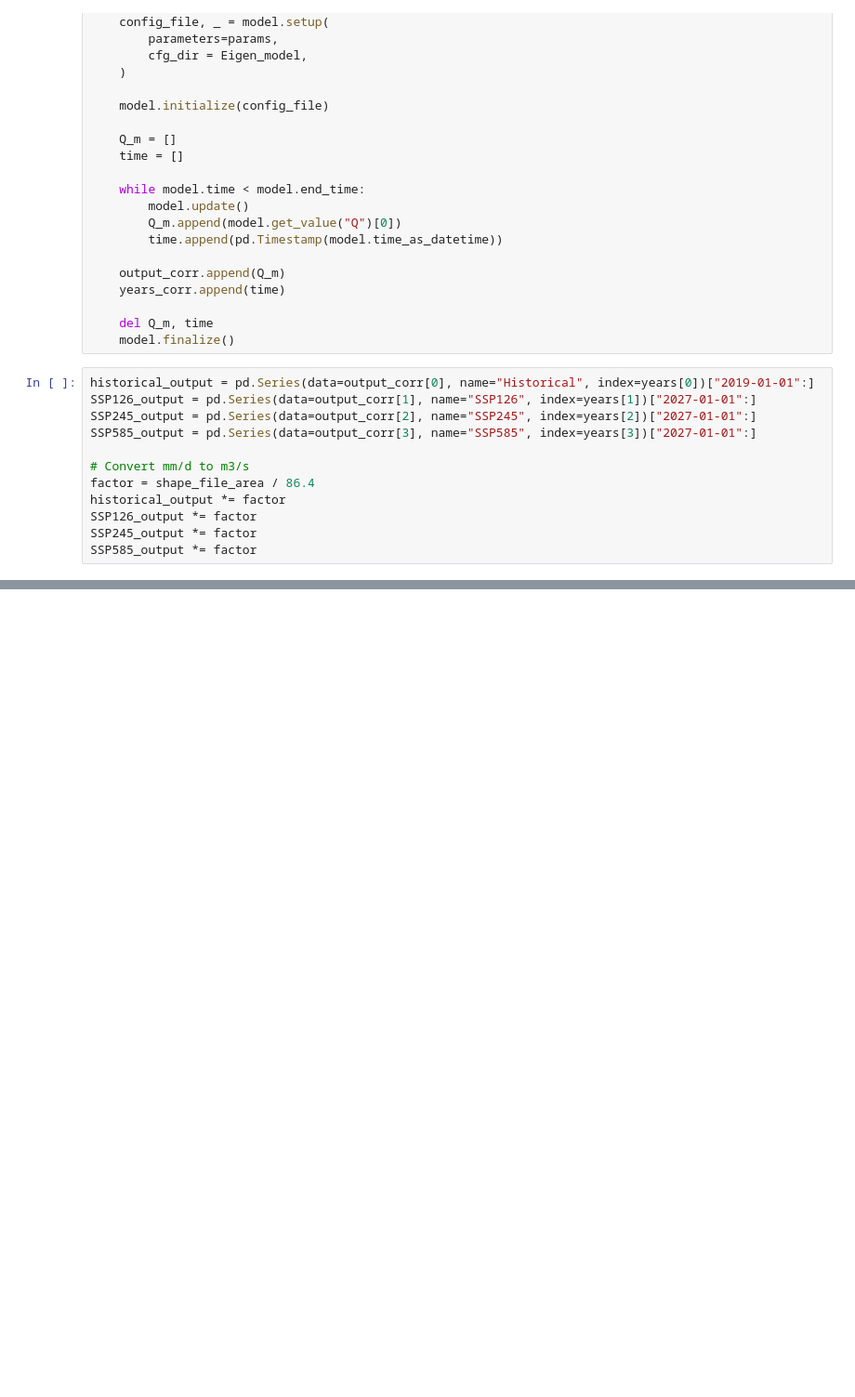
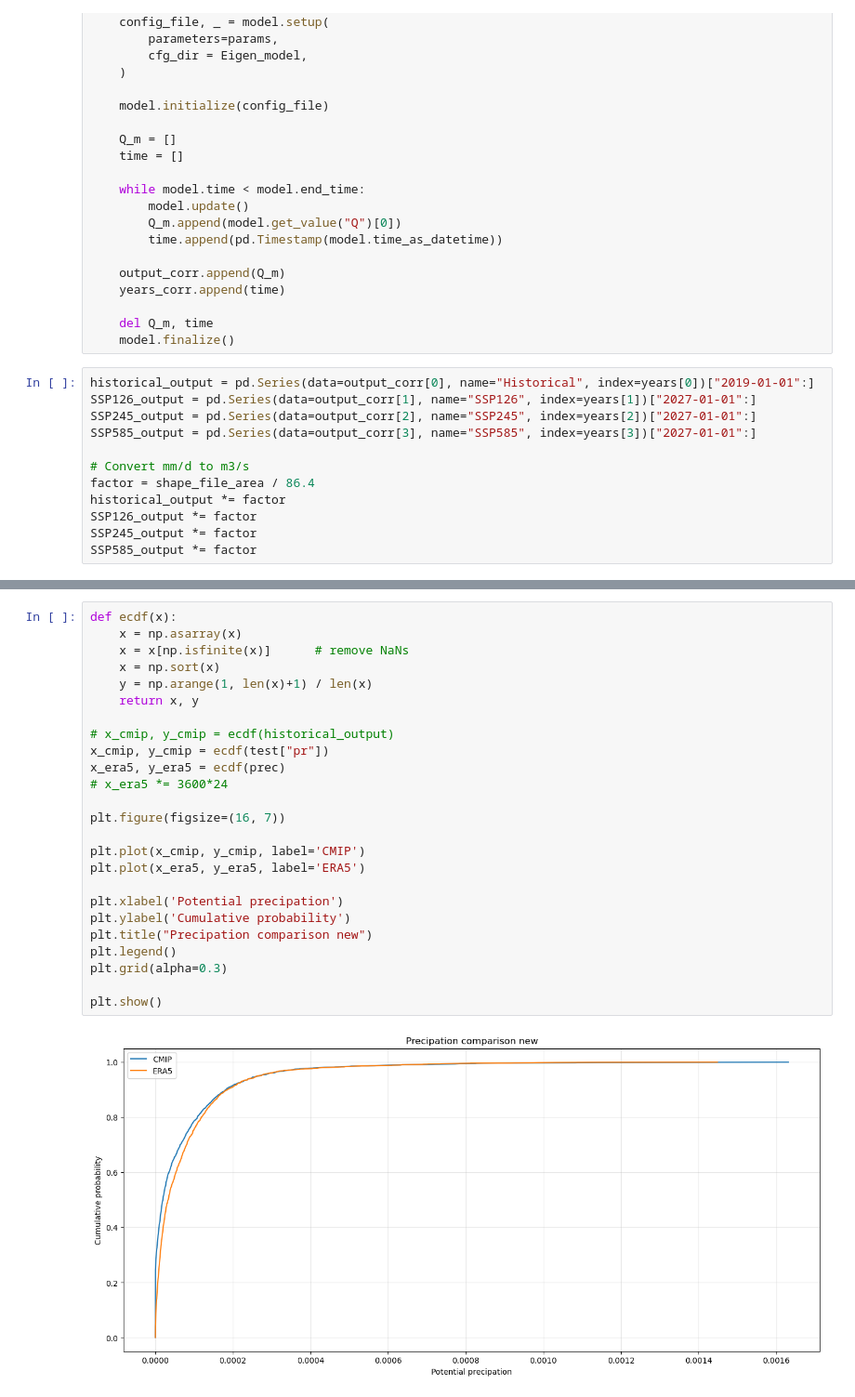
Before and after one commit to eWaterCycle/projects, a Jupyter notebook: Suriname_Model/Future_analysis.ipynb, the cells around one changed output, grey strips where cells are left out. Shown at 93% size. Drawn from its saved outputs; the diff is of its cells as text; blank space fills up the shorter version.

```diff
--- a/Suriname_Model/Future_analysis.ipynb
+++ b/Suriname_Model/Future_analysis.ipynb
@@ -608,0 +630,27 @@ np.set_printoptions(suppress=True)
+# %%
+def ecdf(x):
+    x = np.asarray(x)
+    x = x[np.isfinite(x)]      # remove NaNs
+    x = np.sort(x)
+    y = np.arange(1, len(x)+1) / len(x)
+    return x, y
+
+# x_cmip, y_cmip = ecdf(historical_output)
+x_cmip, y_cmip = ecdf(test["pr"])
+x_era5, y_era5 = ecdf(prec)
+# x_era5 *= 3600*24
+
+plt.figure(figsize=(16, 7))
+
+plt.plot(x_cmip, y_cmip, label='CMIP')
+plt.plot(x_era5, y_era5, label='ERA5')
+
+plt.xlabel('Potential precipation')
+plt.ylabel('Cumulative probability')
+plt.title("Precipation comparison new")
+plt.legend()
+plt.grid(alpha=0.3)
+
+plt.show()
+# %% [output]
+[figure, added]
```
Also changed, not shown: parts of 30 cells of this notebook, 1 other file.
